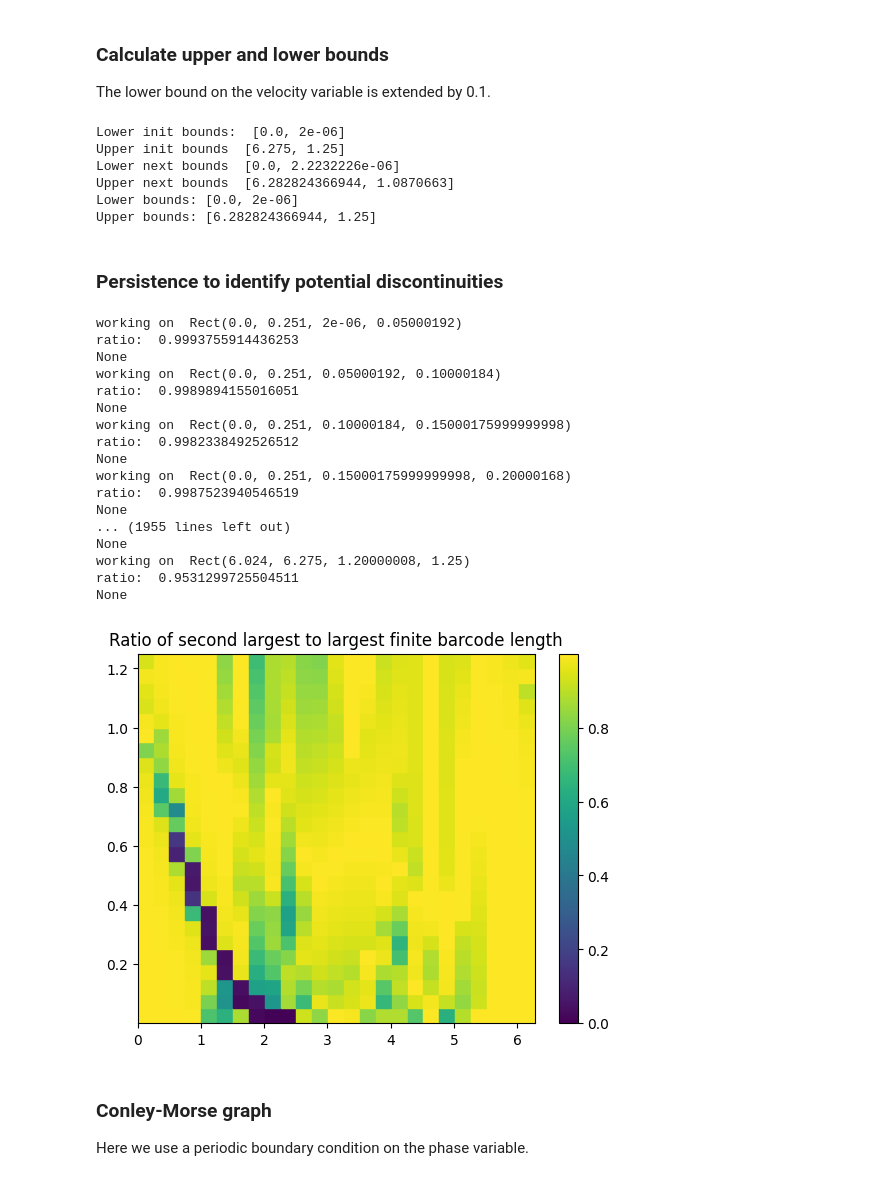
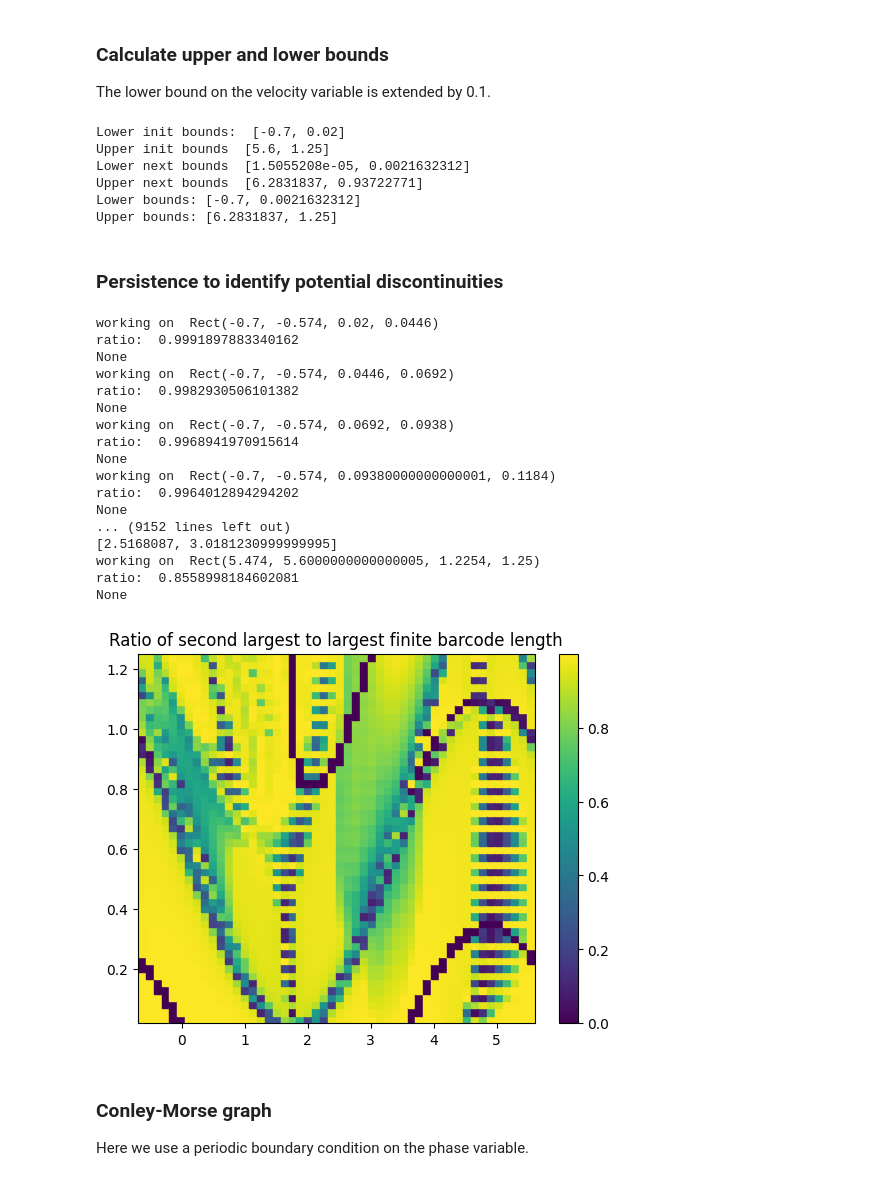
Before and after one commit to begelb/HYHODY, a Jupyter notebook: smooth_vibro_impact_map.ipynb, the cells around one changed output. Saved outputs shown, nothing was run; the diff lists cells and outputs as text; code cells hidden in the pictures.

```diff
--- a/HyHoDy/smooth_vibro_impact_map.ipynb
+++ b/smooth_vibro_impact_map.ipynb
@@ -28,11 +28,11 @@ import CMGDB_utils
 # %% [markdown]
 ### Load data
 # %%
-init_data_file = 'data/vp_ic11all.dat'
-next_data_file = 'data/vp_next11all.dat'
+# init_data_file = 'data/vp_ic11all.dat'
+# next_data_file = 'data/vp_next11all.dat'
 
-# init_data_file = 'data/vel_phase_ic.dat'
-# next_data_file = 'data/vel_phase_next.dat'
+init_data_file = 'data/vel_phase_ic.dat'
+next_data_file = 'data/vel_phase_next.dat'
 
 init_data = np.loadtxt(init_data_file)
 next_data = np.loadtxt(next_data_file)
@@ -145,36 +145,36 @@ lower_bounds = [0, 0]
 #upper_bounds = [6.275, 1.25]
 upper_bounds = [6.2828542917900005, 1.25]
 # %% [output]
-Lower init bounds:  [0.0, 2e-06]
-Upper init bounds  [6.275, 1.25]
-Lower next bounds  [0.0, 2.2232226e-06]
-Upper next bounds  [6.282824366944, 1.0870663]
-Lower bounds: [0.0, 2e-06]
-Upper bounds: [6.282824366944, 1.25]
+Lower init bounds:  [-0.7, 0.02]
+Upper init bounds  [5.6, 1.25]
+Lower next bounds  [1.5055208e-05, 0.0021632312]
+Upper next bounds  [6.2831837, 0.93722771]
+Lower bounds: [-0.7, 0.0021632312]
+Upper bounds: [6.2831837, 1.25]
 # %% [markdown]
 ### Persistence to identify potential discontinuities
 # %%
-boxes = Boxes(lower_bounds_init, upper_bounds_init, 25, phase_periodic=True)
+boxes = Boxes(lower_bounds_init, upper_bounds_init, 50, phase_periodic=True)
 boxes.plot(init_data, next_data, method='persistence')
 # %% [output]
-working on  Rect(0.0, 0.251, 2e-06, 0.05000192)
-ratio:  0.9993755914436253
+working on  Rect(-0.7, -0.574, 0.02, 0.0446)
+ratio:  0.9991897883340162
 None
-working on  Rect(0.0, 0.251, 0.05000192, 0.10000184)
-ratio:  0.9989894155016051
+working on  Rect(-0.7, -0.574, 0.0446, 0.0692)
+ratio:  0.9982930506101382
 None
-working on  Rect(0.0, 0.251, 0.10000184, 0.15000175999999998)
-ratio:  0.9982338492526512
+working on  Rect(-0.7, -0.574, 0.0692, 0.0938)
+ratio:  0.9968941970915614
 None
-working on  Rect(0.0, 0.251, 0.15000175999999998, 0.20000168)
-ratio:  0.9987523940546519
+working on  Rect(-0.7, -0.574, 0.09380000000000001, 0.1184)
+ratio:  0.9964012894294202
 None
-... (1955 lines left out)
+... (9152 lines left out)
+[2.5168087, 3.0181230999999995]
+working on  Rect(5.474, 5.6000000000000005, 1.2254, 1.25)
+ratio:  0.8558998184602081
 None
-working on  Rect(6.024, 6.275, 1.20000008, 1.25)
-ratio:  0.9531299725504511
-None
-[figure, old version]
+[figure, new version]
 # %% [markdown]
 ### Conley-Morse graph
 
```
Also changed, not shown: 13 other files.
